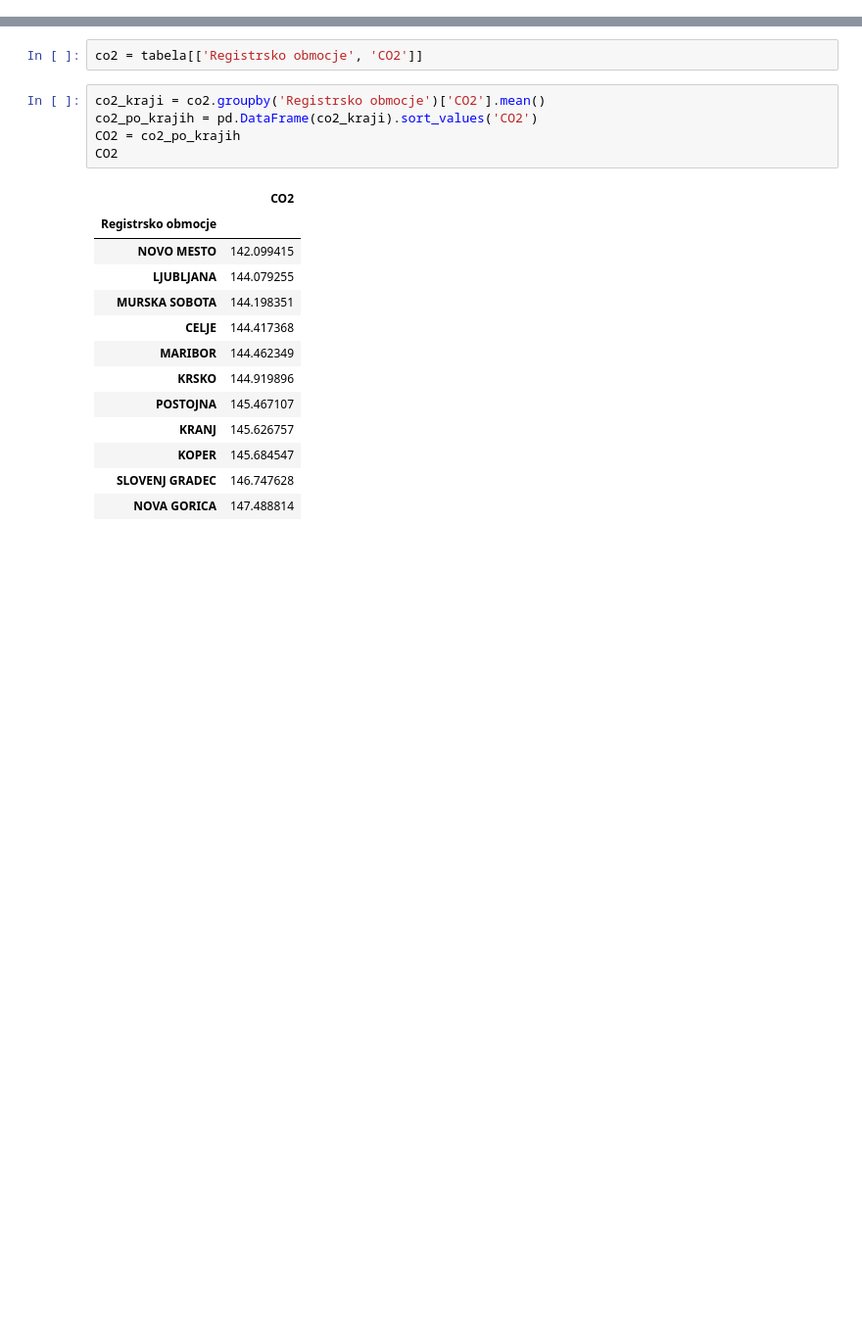
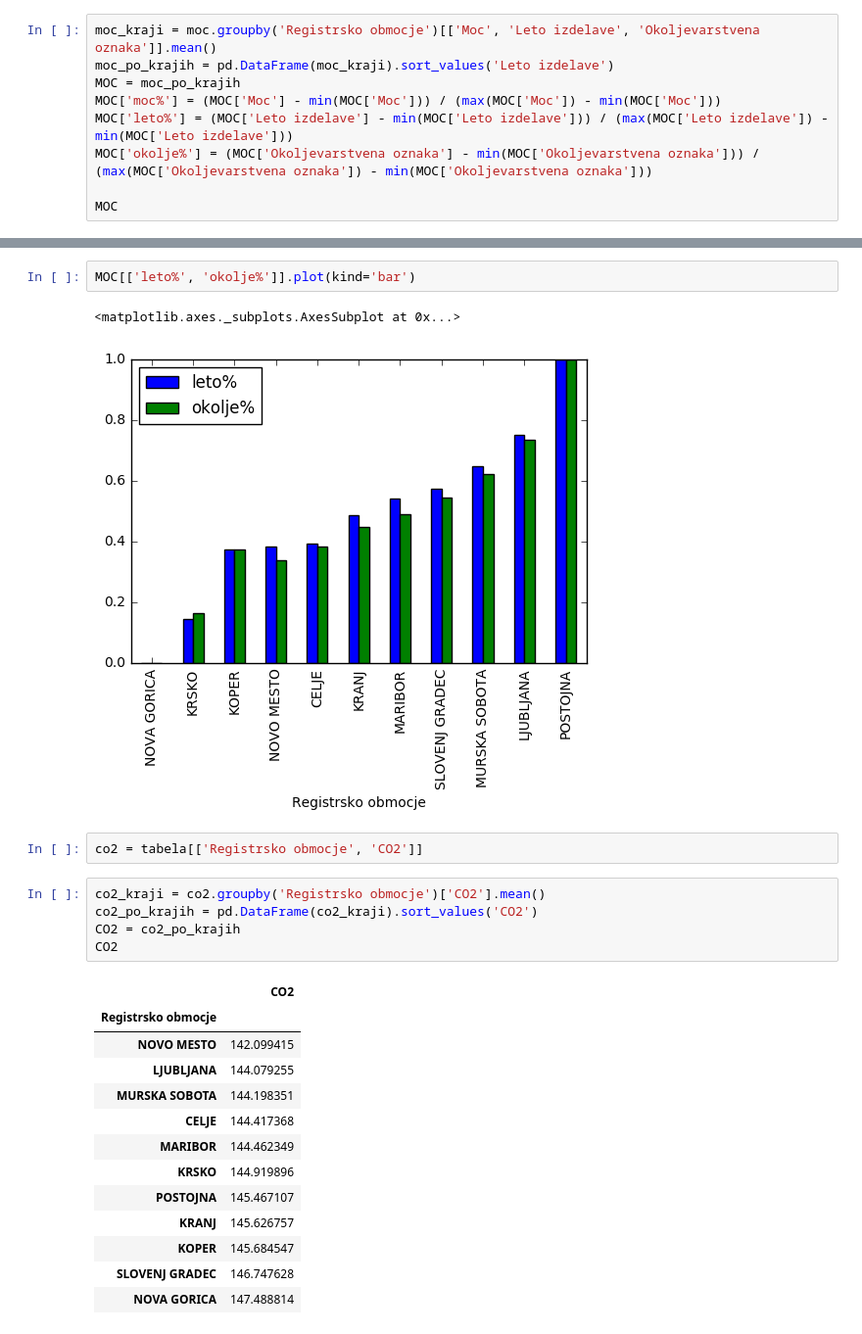
Before and after one commit to ZanHP/avti, a Jupyter notebook: projekt.ipynb, the cells around one changed output, grey strips where cells are left out. Shown at 98% size. Cells and saved outputs as stored; diff of their text form; blank space fills up the shorter version.

```diff
--- a/projekt.ipynb
+++ b/projekt.ipynb
@@ -61,0 +40,9 @@ MOC
+# %%
+moc_kraji = moc.groupby('Registrsko obmocje')[['Moc', 'Leto izdelave', 'Okoljevarstvena oznaka']].mean()
+moc_po_krajih = pd.DataFrame(moc_kraji).sort_values('Leto izdelave')
+MOC = moc_po_krajih
+MOC['moc%'] = (MOC['Moc'] - min(MOC['Moc'])) / (max(MOC['Moc']) - min(MOC['Moc']))
+MOC['leto%'] = (MOC['Leto izdelave'] - min(MOC['Leto izdelave'])) / (max(MOC['Leto izdelave']) - min(MOC['Leto izdelave']))
+MOC['okolje%'] = (MOC['Okoljevarstvena oznaka'] - min(MOC['Okoljevarstvena oznaka'])) / (max(MOC['Okoljevarstvena oznaka']) - min(MOC['Okoljevarstvena oznaka']))
+
+MOC
@@ -62,3 +63,8 @@ MOC
+# %%
+MOC[['leto%', 'okolje%']].plot(kind='bar')
+# %% [output]
+<matplotlib.axes._subplots.AxesSubplot at 0x...>
+[figure, added]
 # %%
 co2 = tabela[['Registrsko obmocje', 'CO2']]
 # %%
```
Also changed, not shown: parts of 15 cells of this notebook.
